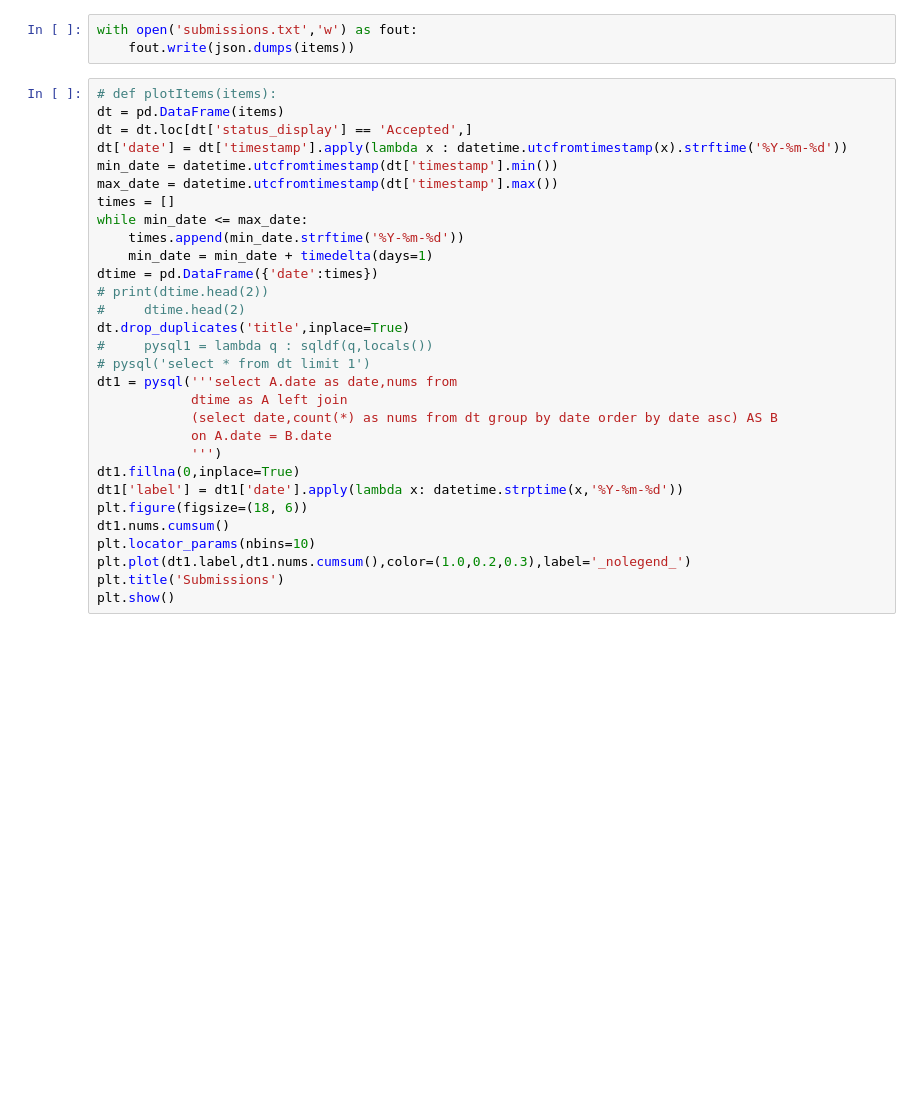
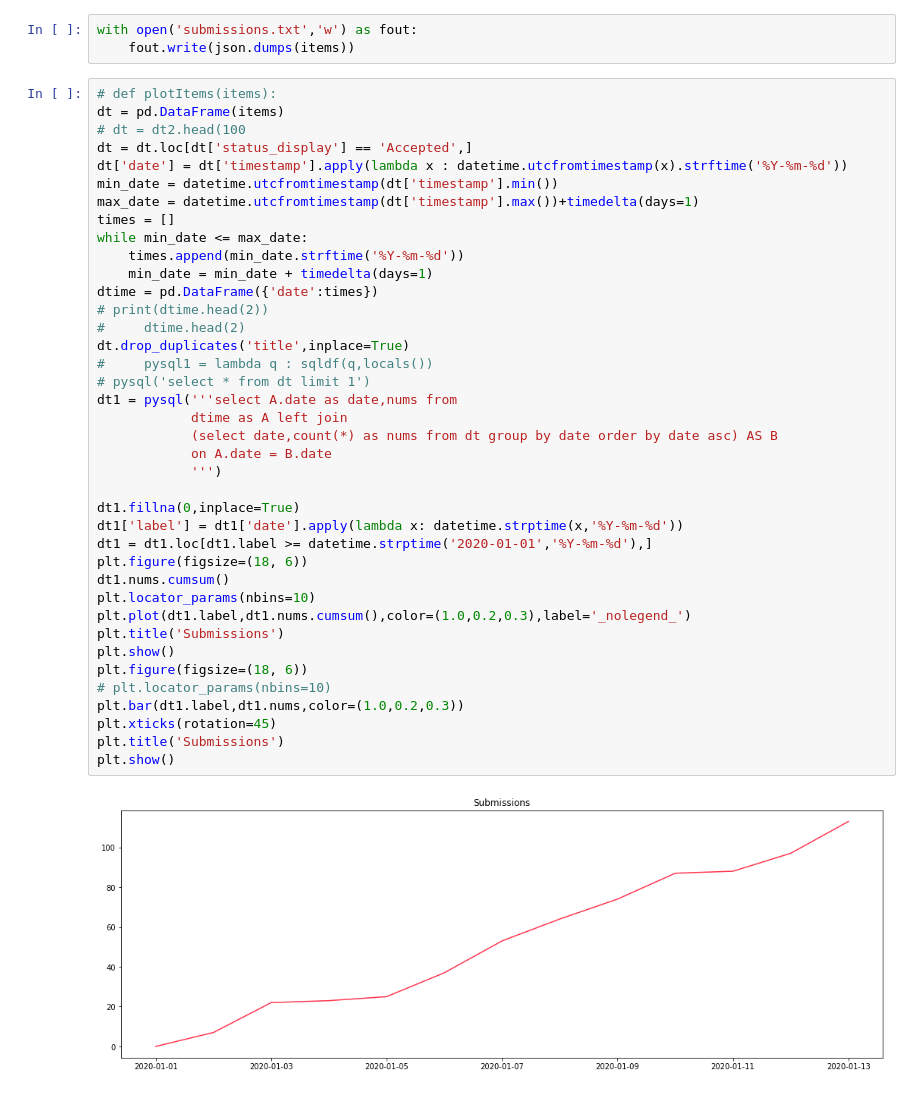
Before and after one commit to frozenxia/resume, a Jupyter notebook: leetcode/getSubmitCounts.ipynb, the cells around one changed output. Drawn from its saved outputs; the diff is of its cells as text; blank space fills up the shorter version.

```diff
--- a/leetcode/getSubmitCounts.ipynb
+++ b/leetcode/getSubmitCounts.ipynb
@@ -68,30 +77,41 @@ with open('submissions.txt','w') as fout:
 # %%
 # def plotItems(items):
 dt = pd.DataFrame(items)
+# dt = dt2.head(100
 dt = dt.loc[dt['status_display'] == 'Accepted',]
 dt['date'] = dt['timestamp'].apply(lambda x : datetime.utcfromtimestamp(x).strftime('%Y-%m-%d'))
 min_date = datetime.utcfromtimestamp(dt['timestamp'].min())
-max_date = datetime.utcfromtimestamp(dt['timestamp'].max())
+max_date = datetime.utcfromtimestamp(dt['timestamp'].max())+timedelta(days=1)
 times = []
 while min_date <= max_date:
     times.append(min_date.strftime('%Y-%m-%d'))
     min_date = min_date + timedelta(days=1)
 dtime = pd.DataFrame({'date':times})
 # print(dtime.head(2))
 #     dtime.head(2)
 dt.drop_duplicates('title',inplace=True)
 #     pysql1 = lambda q : sqldf(q,locals())
 # pysql('select * from dt limit 1')
 dt1 = pysql('''select A.date as date,nums from
             dtime as A left join
             (select date,count(*) as nums from dt group by date order by date asc) AS B
             on A.date = B.date
             ''')
+
 dt1.fillna(0,inplace=True)
 dt1['label'] = dt1['date'].apply(lambda x: datetime.strptime(x,'%Y-%m-%d'))
+dt1 = dt1.loc[dt1.label >= datetime.strptime('2020-01-01','%Y-%m-%d'),]
 plt.figure(figsize=(18, 6))
 dt1.nums.cumsum()
 plt.locator_params(nbins=10)
 plt.plot(dt1.label,dt1.nums.cumsum(),color=(1.0,0.2,0.3),label='_nolegend_')
 plt.title('Submissions')
 plt.show()
+plt.figure(figsize=(18, 6))
+# plt.locator_params(nbins=10)
+plt.bar(dt1.label,dt1.nums,color=(1.0,0.2,0.3))
+plt.xticks(rotation=45)
+plt.title('Submissions')
+plt.show()
+# %% [output]
+[figure, added]
```
Also changed, not shown: parts of 6 cells of this notebook, 2 other files.
